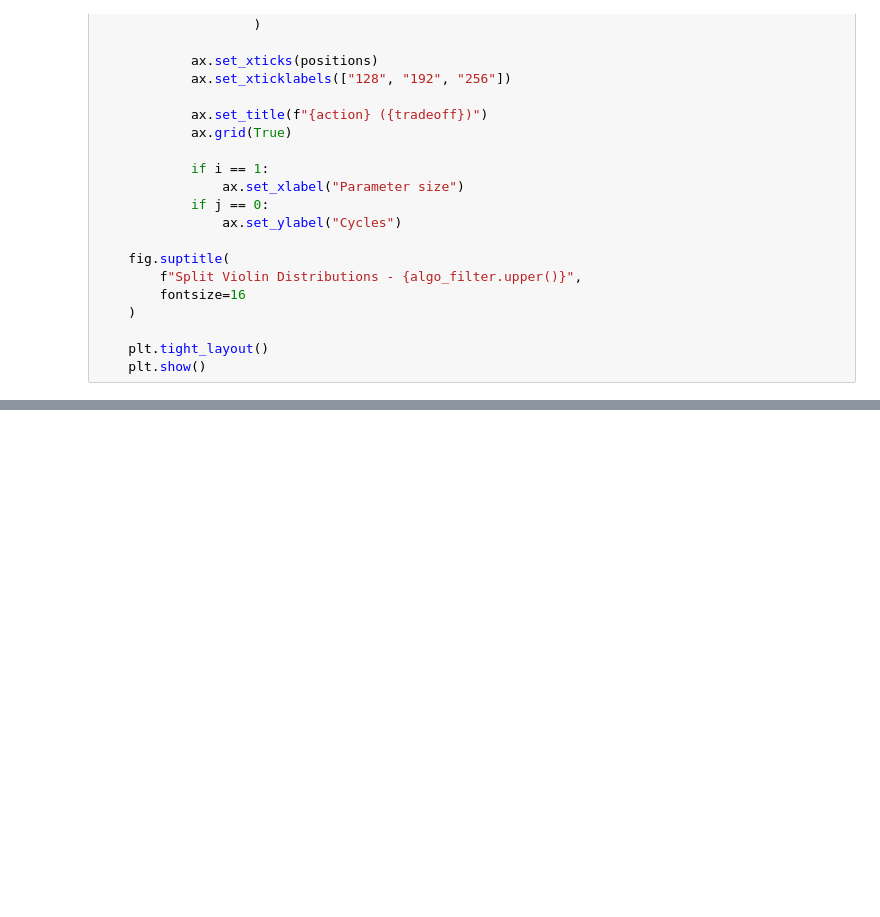
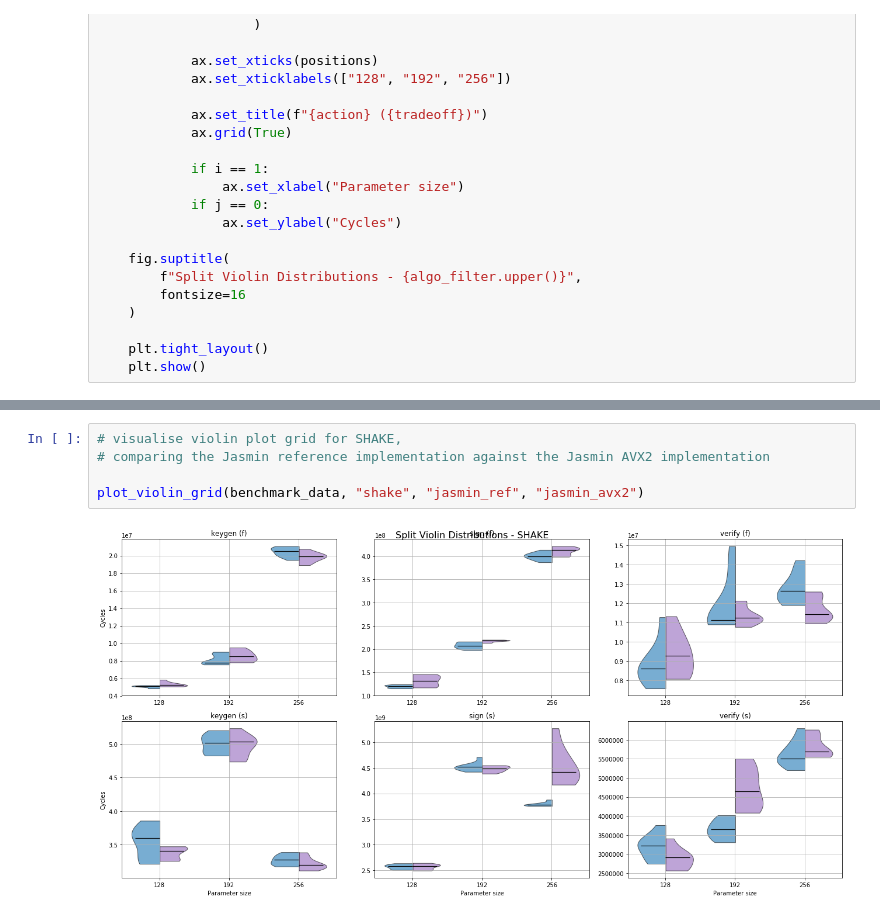
Before and after one commit to Klinkerklank/spx, a Jupyter notebook: bench/plot_bench_results.ipynb, the cells around one changed output, grey strips where cells are left out. Saved outputs shown, nothing was run; the diff lists cells and outputs as text; blank space fills up the shorter version.

```diff
--- a/bench/plot_bench_results.ipynb
+++ b/bench/plot_bench_results.ipynb
@@ -282,0 +290,7 @@ plot_violin_grid(benchmark_data, "shake", "jasmin_ref", "openssl")
+# %%
+# visualise violin plot grid for SHAKE,
+# comparing the Jasmin reference implementation against the Jasmin AVX2 implementation
+
+plot_violin_grid(benchmark_data, "shake", "jasmin_ref", "jasmin_avx2")
+# %% [output]
+[figure, added]
```
Also changed, not shown: parts of 6 cells of this notebook.
